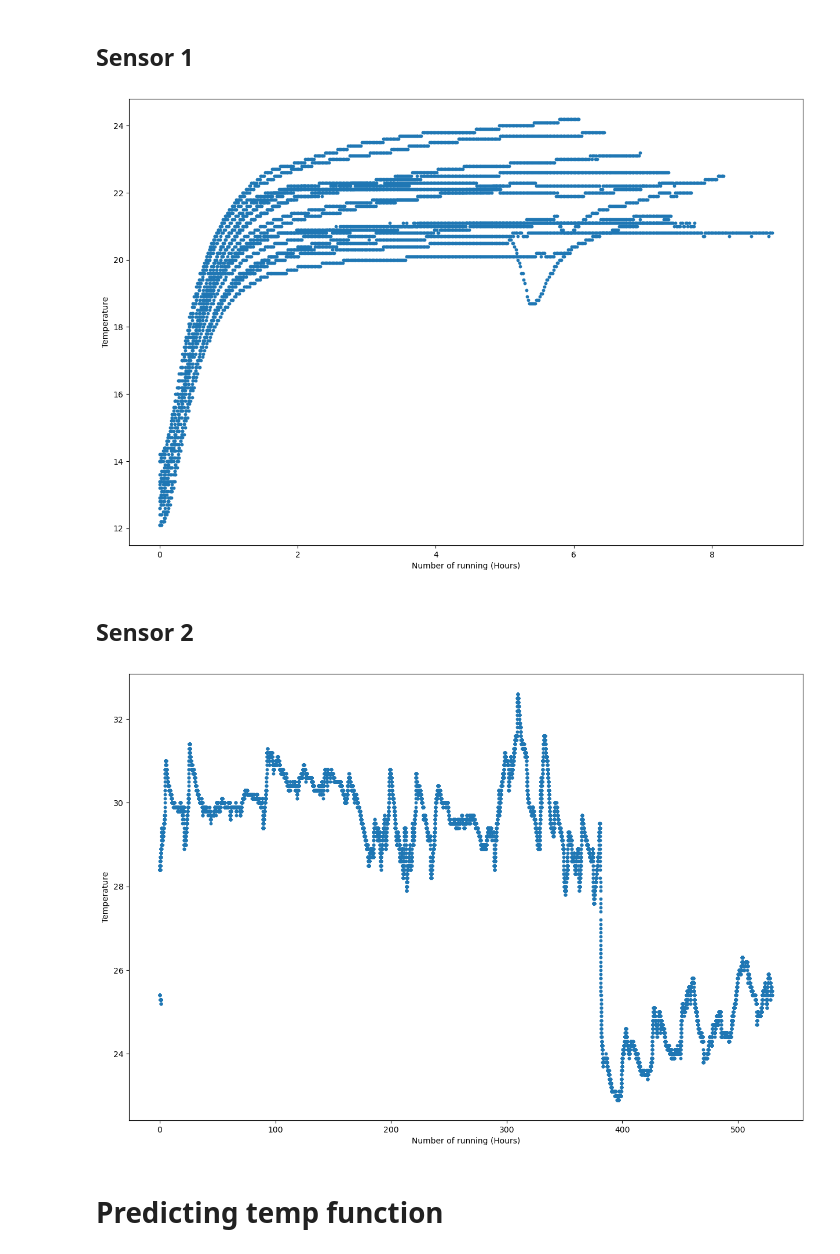
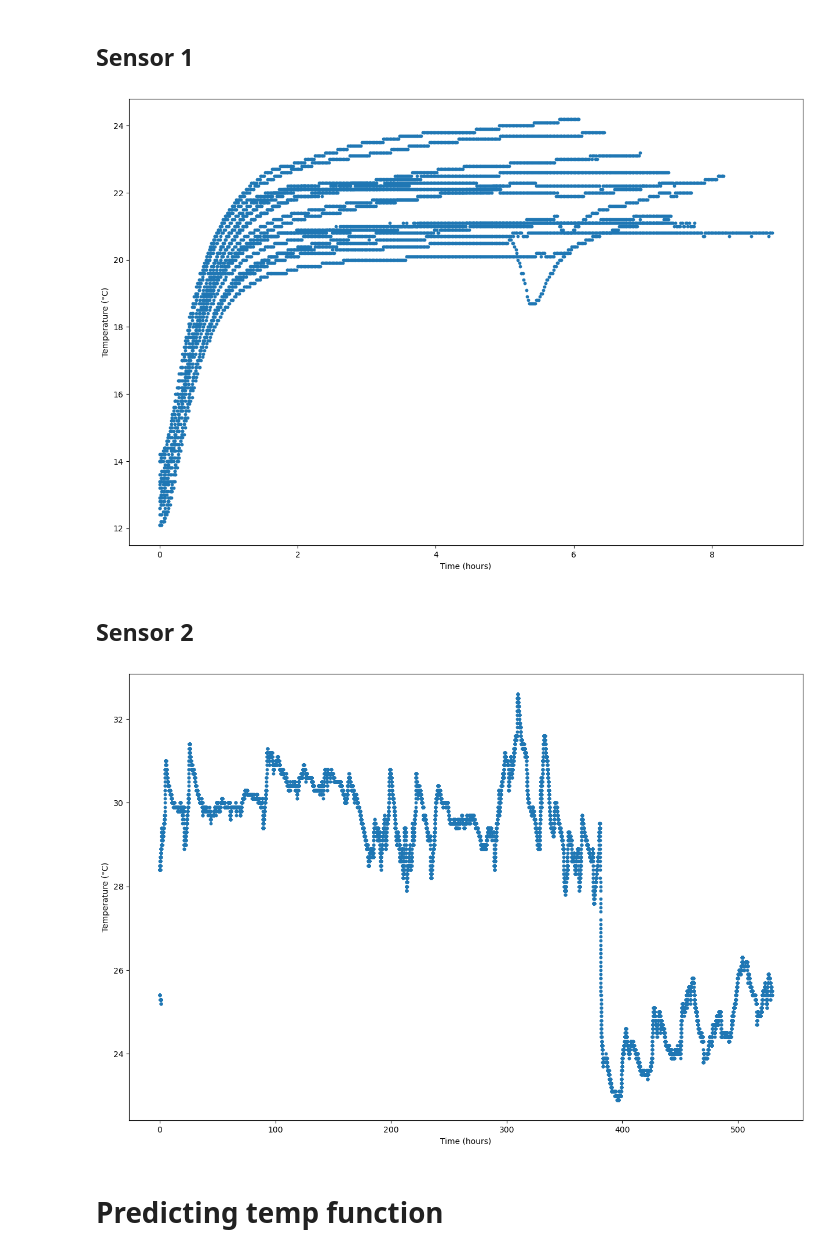
Before and after one commit to itsAiham/bachelor_thesis_HKR2023, a Jupyter notebook: main.ipynb, the cells around one changed output. Saved outputs shown, nothing was run; the diff lists cells and outputs as text; code cells hidden in the pictures.

```diff
--- a/main.ipynb
+++ b/main.ipynb
@@ -1010,12 +1010,12 @@ sensor2_during_running['running_time'] = convertSec(sensor2_during_running['time
 # %%
 plt.figure(figsize=(15,10))
 plt.scatter(sensor1_during_running['running_time'], sensor1_during_running['temp'], s=size)
 
-plt.xlabel('Number of running (Hours)')
-plt.ylabel('Temperature')
+plt.xlabel('Time (hours)')
+plt.ylabel('Temperature (°C)')
 plt.show()
 # %% [output]
-[figure, old version]
+[figure, new version]
 # %% [markdown]
 ## Sensor 2
 # %%
@@ -1023,11 +1023,11 @@ plt.figure(figsize=(15,10))
 plt.scatter(sensor2_during_running['running_time'], sensor2_during_running['temp'], s=size)
 
 
-plt.xlabel('Number of running (Hours)')
-plt.ylabel('Temperature')
+plt.xlabel('Time (hours)')
+plt.ylabel('Temperature (°C)')
 plt.show()
 # %% [output]
-[figure, old version]
+[figure, new version]
 # %% [markdown]
 # Predicting temp function
 # %%
```
